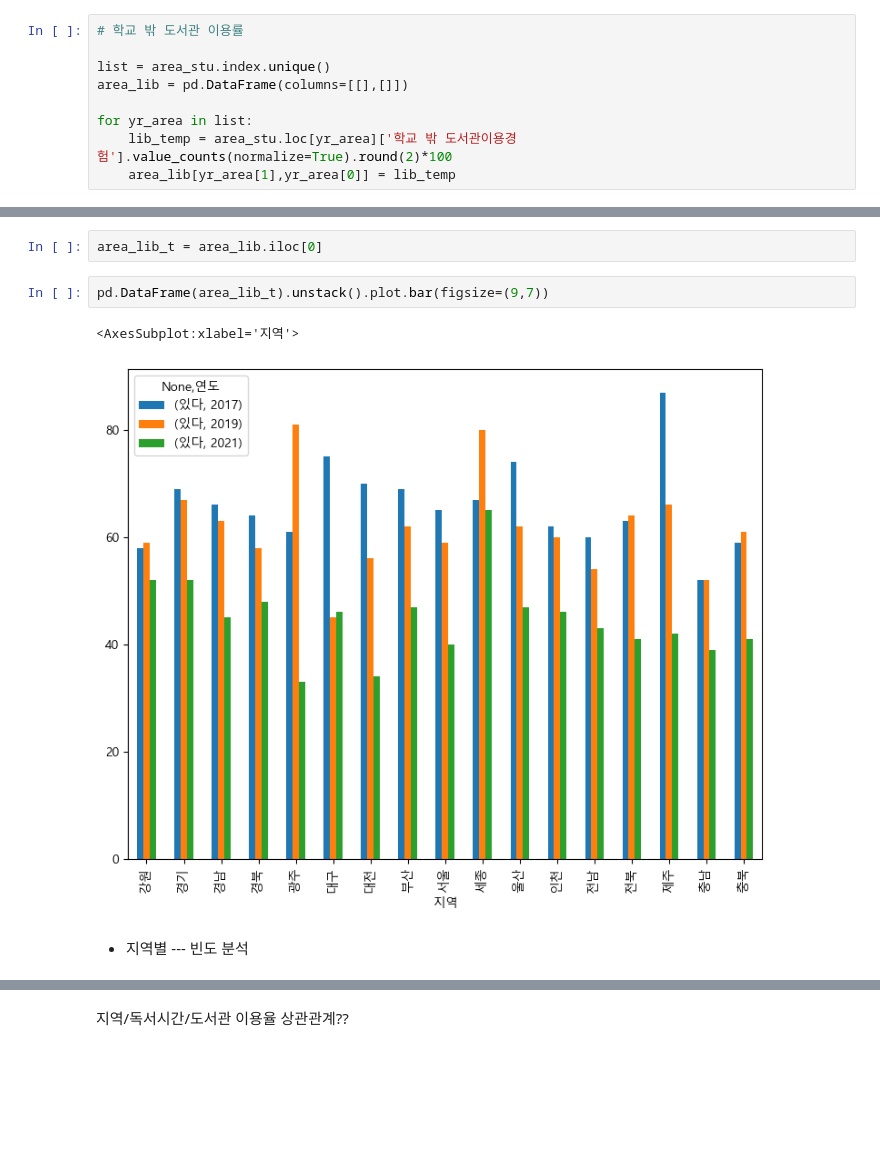
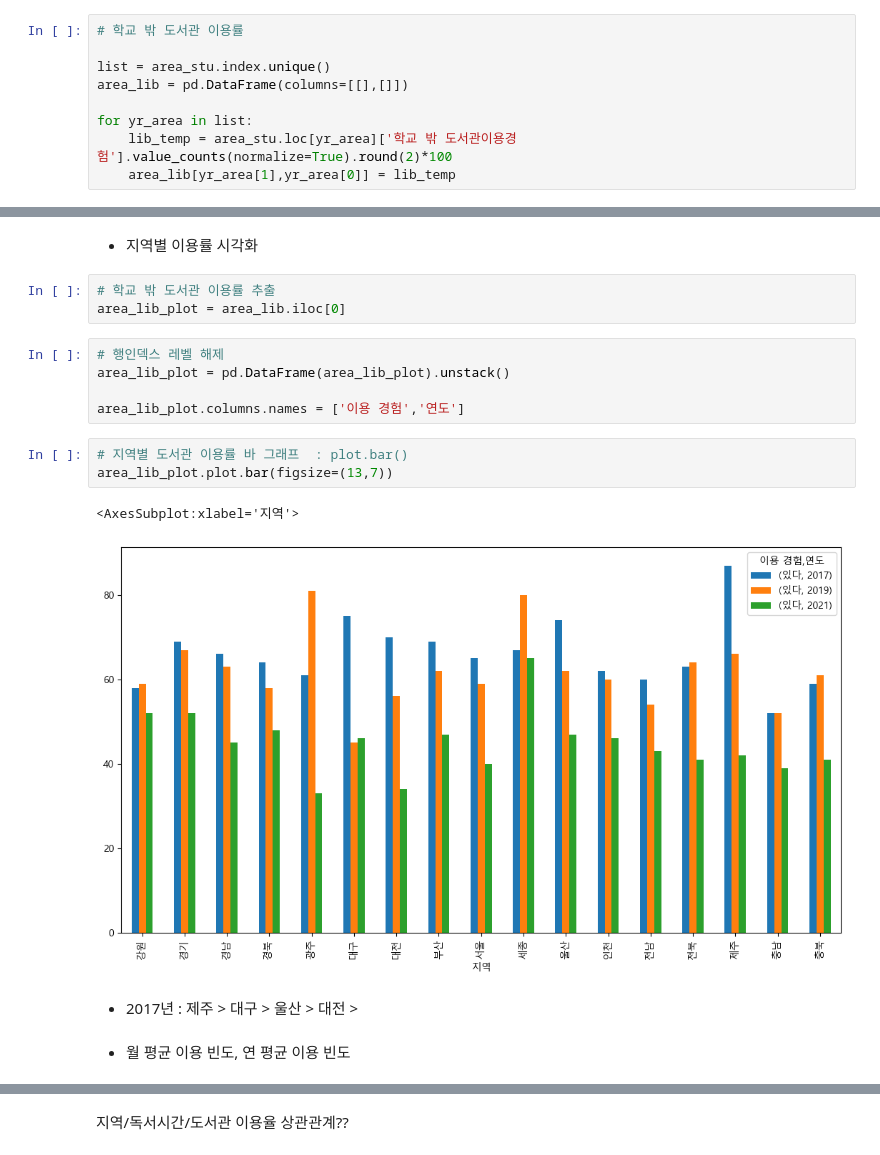
Before and after one commit to Yerial1125/semi_project, a Jupyter notebook: E조_세미프로젝트.ipynb, the cells around one changed output, grey strips where cells are left out. Drawn from its saved outputs; the diff is of its cells as text; blank space fills up the shorter version.

```diff
--- a/E조_세미프로젝트.ipynb
+++ b/E조_세미프로젝트.ipynb
@@ -776,9 +650,20 @@ area_lib
-# %%
-area_lib_t = area_lib.iloc[0]
-# %%
-pd.DataFrame(area_lib_t).unstack().plot.bar(figsize=(9,7))
-# %% [output]
-<AxesSubplot:xlabel='지역'>
-[figure, removed]
 # %% [markdown]
-- 지역별 --- 빈도 분석
+- 지역별 이용률 시각화
+# %%
+# 학교 밖 도서관 이용률 추출
+area_lib_plot = area_lib.iloc[0]
+# %%
+# 행인덱스 레벨 해제
+area_lib_plot = pd.DataFrame(area_lib_plot).unstack()
+
+area_lib_plot.columns.names = ['이용 경험','연도']
+# %%
+# 지역별 도서관 이용률 바 그래프  : plot.bar()
+area_lib_plot.plot.bar(figsize=(13,7))
+# %% [output]
+<AxesSubplot:xlabel='지역'>
+[figure, added]
+# %% [markdown]
+- 2017년 : 제주 > 대구 > 울산 > 대전 >
+# %% [markdown]
+- 월 평균 이용 빈도, 연 평균 이용 빈도
```
Also changed, not shown: parts of 133 cells of this notebook.
